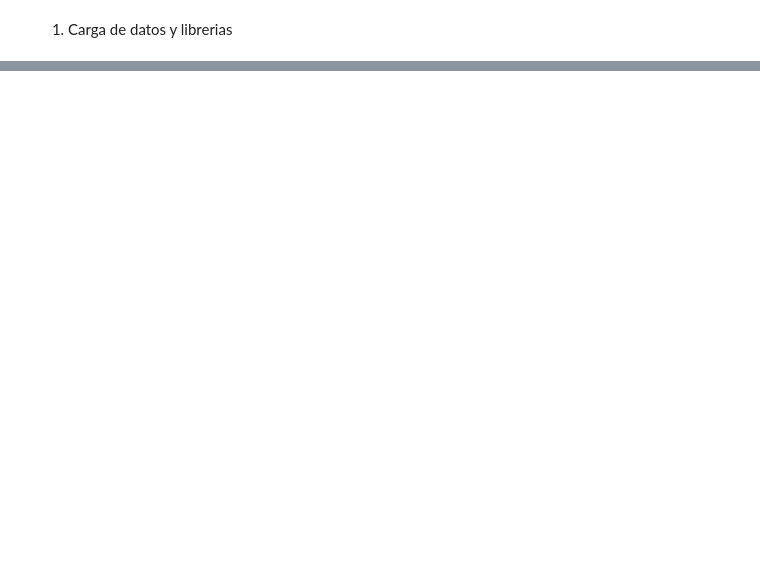
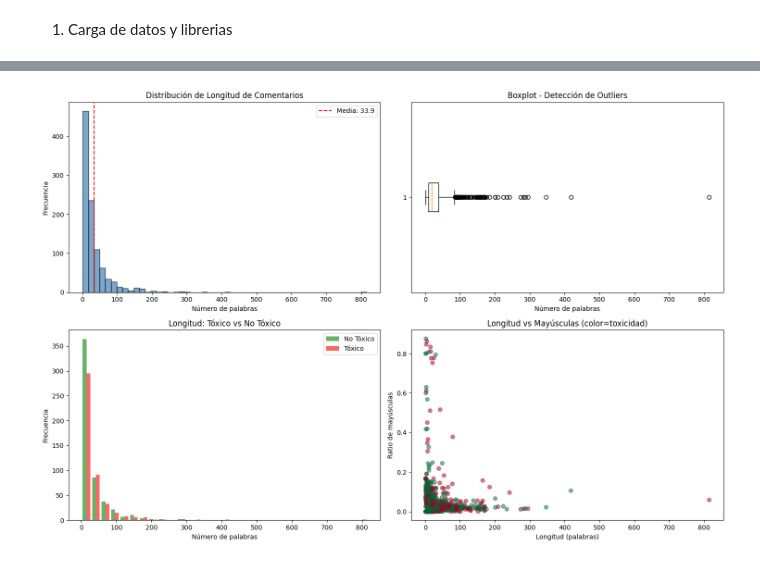
Before and after one commit to Bootcamp-IA-P5/Proyecto_X_NLP_G4, a Jupyter notebook: backend/notebooks/eda.ipynb, the cells around one changed output, grey strips where cells are left out. Saved outputs shown, nothing was run; the diff lists cells and outputs as text; code cells hidden in the pictures; blank space fills up the shorter version.

```diff
--- a/backend/notebooks/eda.ipynb
+++ b/backend/notebooks/eda.ipynb
@@ -185,0 +178,80 @@ for is_toxic, label_name in [(True, "TÓXICOS"), (False, "NO TÓXICOS")]:
+# %%
+print("\n" + "=" * 60)
+print("4️⃣ ANÁLISIS DEL TEXTO ORIGINAL")
+print("=" * 60)
+
+# 4.1 Longitud de caracteres
+df['char_length'] = df['Text'].str.len()
+print("\nLongitud en caracteres:")
+print(df['char_length'].describe())
+
+# 4.2 Longitud en palabras
+df['word_count'] = df['Text'].str.split().str.len()
+print("\nLongitud en palabras:")
+print(df['word_count'].describe())
+
+# 4.3 Detección de patrones
+df['has_urls'] = df['Text'].str.contains(r'http|www', case=False, na=False)
+df['has_mentions'] = df['Text'].str.contains(r'@\w+', na=False)
+df['has_hashtags'] = df['Text'].str.contains(r'#\w+', na=False)
+df['uppercase_ratio'] = df['Text'].apply(
+    lambda x: sum(1 for c in str(x) if c.isupper()) / len(str(x)) if len(str(x)) > 0 else 0
+)
+df['exclamation_count'] = df['Text'].str.count('!')
+df['question_count'] = df['Text'].str.count(r'\?')
+
+print(f"\nComentarios con URLs: {df['has_urls'].sum()}")
+print(f"Comentarios con menciones: {df['has_mentions'].sum()}")
+print(f"Comentarios con hashtags: {df['has_hashtags'].sum()}")
+print(f"Comentarios con >50% mayúsculas: {(df['uppercase_ratio']>0.5).sum()}")
+print(f"Comentarios con 3+ exclamaciones: {(df['exclamation_count']>=3).sum()}")
+
+# 4.4 Visualización
+fig, axes = plt.subplots(2, 2, figsize=(15, 10))
+
+# Distribución de longitud
+axes[0,0].hist(df['word_count'], bins=50, color='steelblue', alpha=0.7, edgecolor='black')
+axes[0,0].axvline(df['word_count'].mean(), color='red', linestyle='--',
+                  label=f'Media: {df["word_count"].mean():.1f}')
+axes[0,0].set_xlabel('Número de palabras')
+axes[0,0].set_ylabel('Frecuencia')
+axes[0,0].set_title('Distribución de Longitud de Comentarios')
+axes[0,0].legend()
+
+# Boxplot
+axes[0,1].boxplot(df['word_count'], vert=False)
+axes[0,1].set_xlabel('Número de palabras')
+axes[0,1].set_title('Boxplot - Detección de Outliers')
+
+# Longitud por toxicidad
+toxic_lengths = df[df['IsToxic']==1]['word_count']
+nontoxic_lengths = df[df['IsToxic']==0]['word_count']
+axes[1,0].hist([nontoxic_lengths, toxic_lengths], bins=30,
+               label=['No Tóxico', 'Tóxico'], color=['green', 'red'], alpha=0.6)
+axes[1,0].set_xlabel('Número de palabras')
+axes[1,0].set_ylabel('Frecuencia')
+axes[1,0].set_title('Longitud: Tóxico vs No Tóxico')
+axes[1,0].legend()
+
+# Ratio de mayúsculas vs toxicidad
+axes[1,1].scatter(df['word_count'], df['uppercase_ratio'],
+                  c=df['IsToxic'], cmap='RdYlGn_r', alpha=0.5)
+axes[1,1].set_xlabel('Longitud (palabras)')
+axes[1,1].set_ylabel('Ratio de mayúsculas')
+axes[1,1].set_title('Longitud vs Mayúsculas (color=toxicidad)')
+
+plt.tight_layout()
+plt.show()
+
+# 4.5 Ejemplos de textos extremos
+print("\n📌 EJEMPLOS DE TEXTOS EXTREMOS:")
+print("\nTextos muy cortos (≤3 palabras):")
+short = df[df['word_count'] <= 3]['Text'].head(5)
+for i, text in enumerate(short, 1):
+    print(f"{i}. {text}")
+
+print("\nTextos muy largos (top 3):")
+long = df.nlargest(3, 'word_count')[['Text', 'word_count']]
+for idx, row in long.iterrows():
+    print(f"- ({row['word_count']} palabras): {row['Text'][:100]}...")
+# %% [output]
@@ -185,0 +275 @@ for is_toxic, label_name in [(True, "TÓXICOS"), (False, "NO TÓXICOS")]:
+[figure, added]
```
Also changed, not shown: parts of 22 cells of this notebook, 2 other files.
